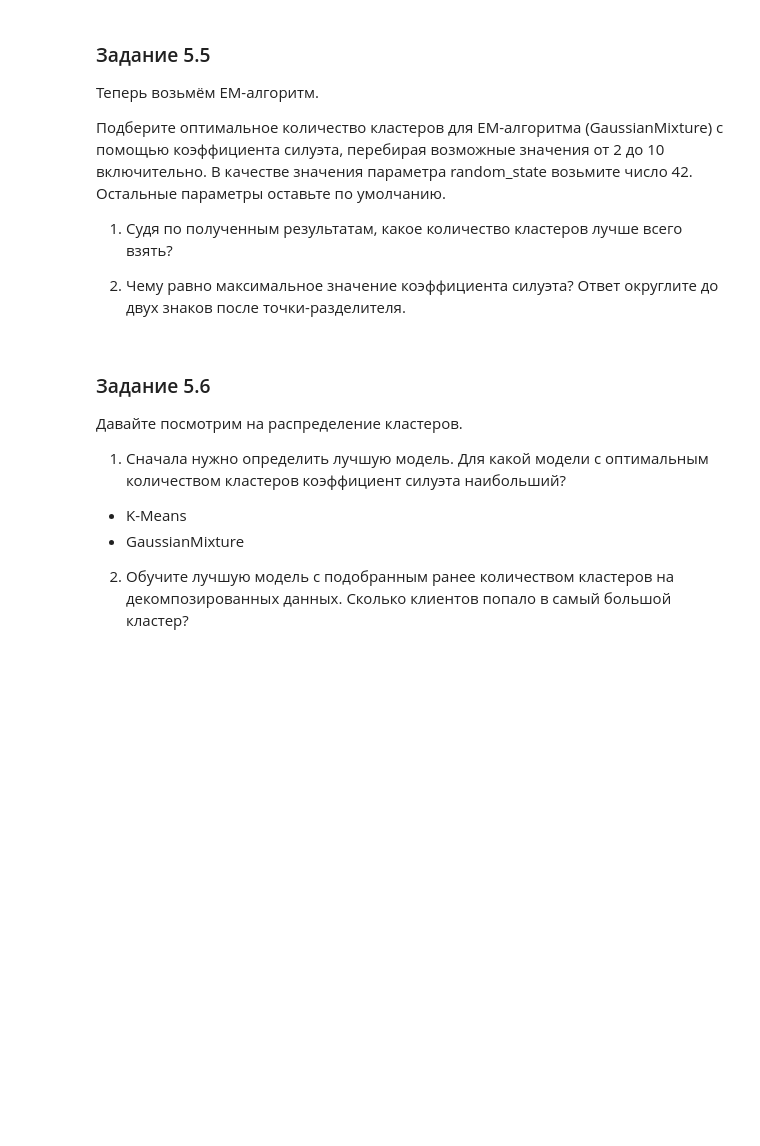
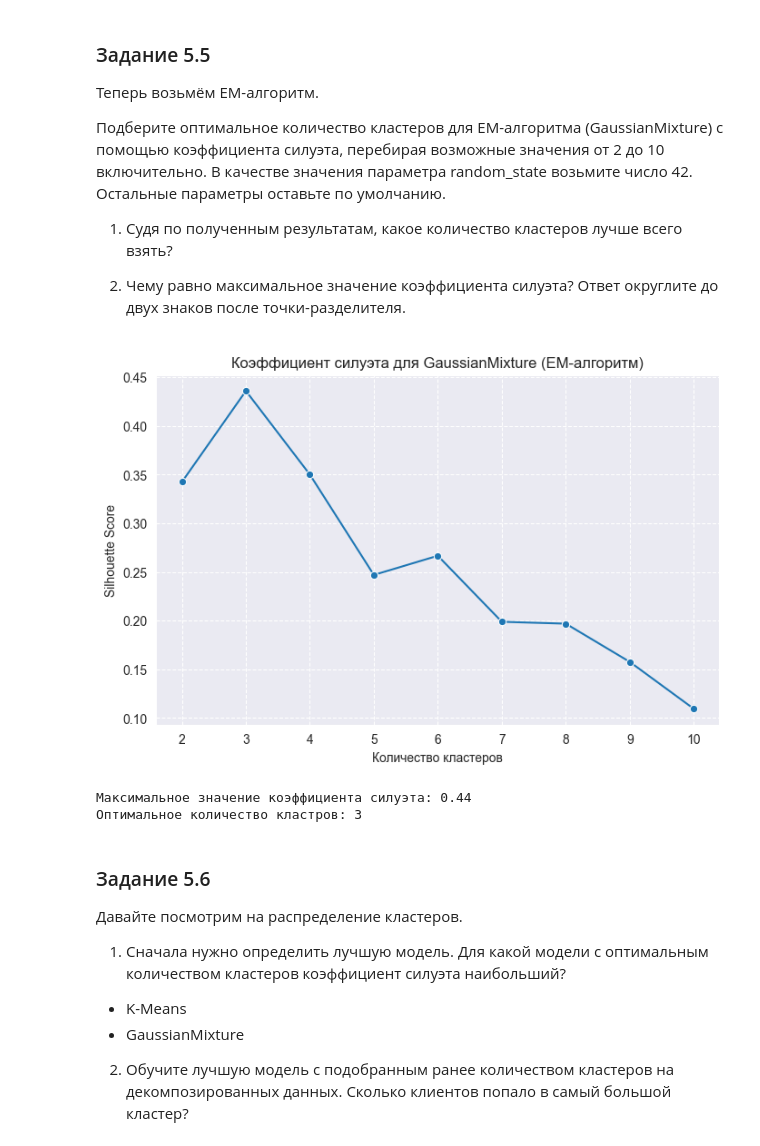
Before and after one commit to vavilove001-lab/sf_data_science, a Jupyter notebook: Projects/Project-6/notebooks/Project-6. Ноутбук-шаблон.ipynb, the cells around one changed output. Drawn from its saved outputs; the diff is of its cells as text; code cells hidden in the pictures; blank space fills up the shorter version.

```diff
--- a/Projects/Project-6/notebooks/Project-6. Ноутбук-шаблон.ipynb
+++ b/Projects/Project-6/notebooks/Project-6. Ноутбук-шаблон.ipynb
@@ -885,6 +1029,49 @@ sns.scatterplot(data=rfm_table_processed, x='axis-1', y='axis-2');
 1) Судя по полученным результатам, какое количество кластеров лучше всего взять?
 
 2) Чему равно максимальное значение коэффициента силуэта? Ответ округлите до двух знаков после точки-разделителя.
+# %%
+from sklearn.mixture import GaussianMixture
+
+# Функция для подсчёта коэффициента силуэта
+def get_silhouette(cluster_num, X):
+    gm_clustering = GaussianMixture(n_components=cluster_num, random_state=42)
+    gm_clustering.fit(X)
+    labels = gm_clustering.predict(X)
+    return silhouette_score(X, labels)
+
+# Подготовка данных: используем DataFrame с компонентами PCA
+X = X_df  # это DataFrame с колонками ['PC1', 'PC2']
+
+# Сбор результатов
+silhouette_res = {"silhouette": [], "cluster": []}
+
+for cluster_num in range(2, 11):
+    score = get_silhouette(cluster_num, X)
+    silhouette_res["silhouette"].append(score)
+    silhouette_res["cluster"].append(cluster_num)
+
+# Преобразуем в DataFrame
+silhouette_df = pd.DataFrame(silhouette_res)
+
+# Визуализация
+sns.set_style("darkgrid")
+plt.figure(figsize=(8, 5))
+sns.lineplot(data=silhouette_df, x="cluster", y="silhouette", marker="o")
+plt.title("Коэффициент силуэта для GaussianMixture (EM-алгоритм)")
+plt.xlabel("Количество кластеров")
+plt.ylabel("Silhouette Score")
+plt.xticks(range(2, 11))
+plt.grid(True, linestyle="--", alpha=1)
+plt.show()
+
+# Вывод оптимального количества кластеров
+optimal_k = silhouette_df.loc[silhouette_df["silhouette"].idxmax(), "cluster"]
+print(f"Максимальное значение коэффициента силуэта: {round(silhouette_df['silhouette'].max(),2)}")
+print(f"Оптимальное количество кластров: {optimal_k}")
+# %% [output]
+[figure, added]
+Максимальное значение коэффициента силуэта: 0.44
+Оптимальное количество кластров: 3
 # %% [markdown]
 ### Задание 5.6
 Давайте посмотрим на распределение кластеров.
```
Also changed, not shown: parts of 19 cells of this notebook, 1 other file.
